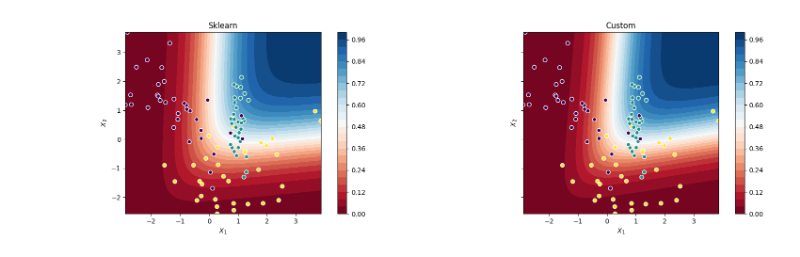
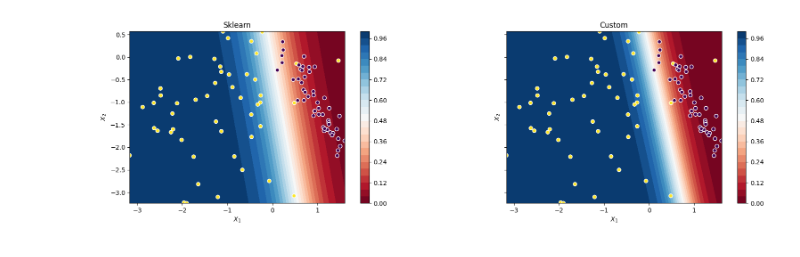
Before and after one commit to n2ak/ml_algorithms, a Jupyter notebook: model_impl/logistic_regression.ipynb, the cells around one changed output. Drawn from its saved outputs; the diff is of its cells as text; code cells hidden in the pictures.

```diff
--- a/model_impl/logistic_regression.ipynb
+++ b/model_impl/logistic_regression.ipynb
@@ -32,37 +32,38 @@ class CustomLogisticRegression(nn.Module):
             y = self.layer.forward(self.to_torch(X)).softmax(-1).numpy()
         return y
 # %%
-n_classes = 3
+n_classes = 2
 X, y = sklearn.datasets.make_classification(
     n_features=2,
     n_informative=2,
     n_redundant=0,
     n_classes=n_classes,
     n_clusters_per_class=1,
-    random_state=0,
+    random_state=10,
 )
 ylim = X[:, 1].min(), X[:, 1].max()
 xlim = X[:, 0].min(), X[:, 0].max()
 xx, yy = np.mgrid[xlim[0]:xlim[1]:.01, ylim[0]:ylim[1]:.01]
 grid = np.c_[xx.ravel(), yy.ravel()]
 
 def draw(probs, f, ax, title):
     contour = ax.contourf(xx, yy, probs, 30, cmap="RdBu")
     ax_c = f.colorbar(contour)
     ax.scatter(X[:, 0], X[:, 1], c=y, edgecolor="white")
     ax.set(aspect="equal", xlim=xlim, ylim=ylim,
            xlabel="$X_1$", ylabel="$X_2$")
     ax.set_title(title)
 
 
 
 model = sklearn.linear_model.LogisticRegression().fit(X, y)
 custom = CustomLogisticRegression(n_classes,bias=True).fit(X, y,steps=100)
 
+# take probabilities of a class
 probs1 = model.predict_proba(grid)[:, 1].reshape(xx.shape)
 probs2 = custom.predict(grid)[:, 1].reshape(xx.shape)
 fig, (ax1, ax2) = plt.subplots(1, 2, sharey=True, figsize=(20, 5))
 draw(probs1,fig,ax1,"Sklearn")
 draw(probs2,fig,ax2,"Custom")
 # %% [output]
-[figure, old version]
+[figure, new version]
```
